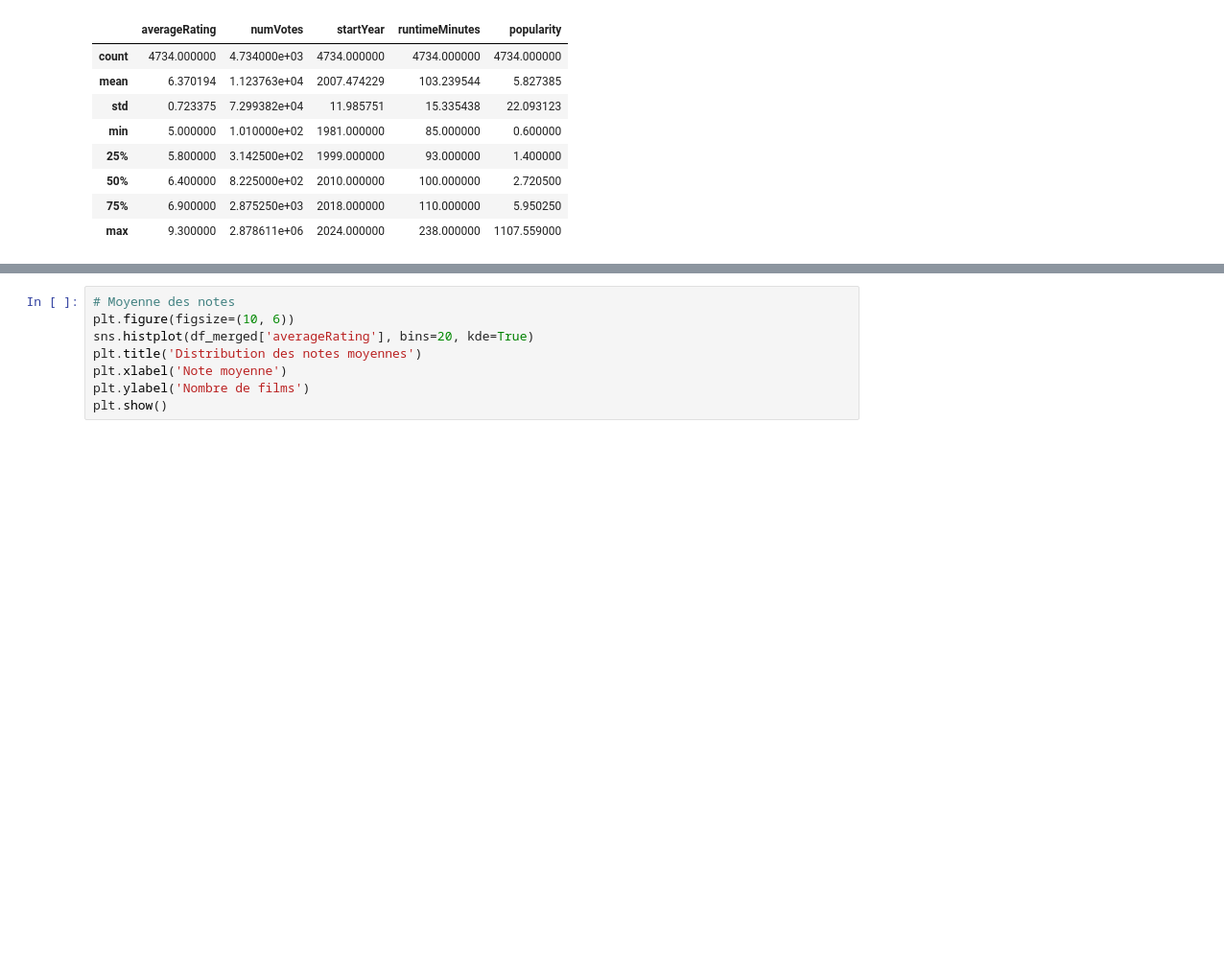
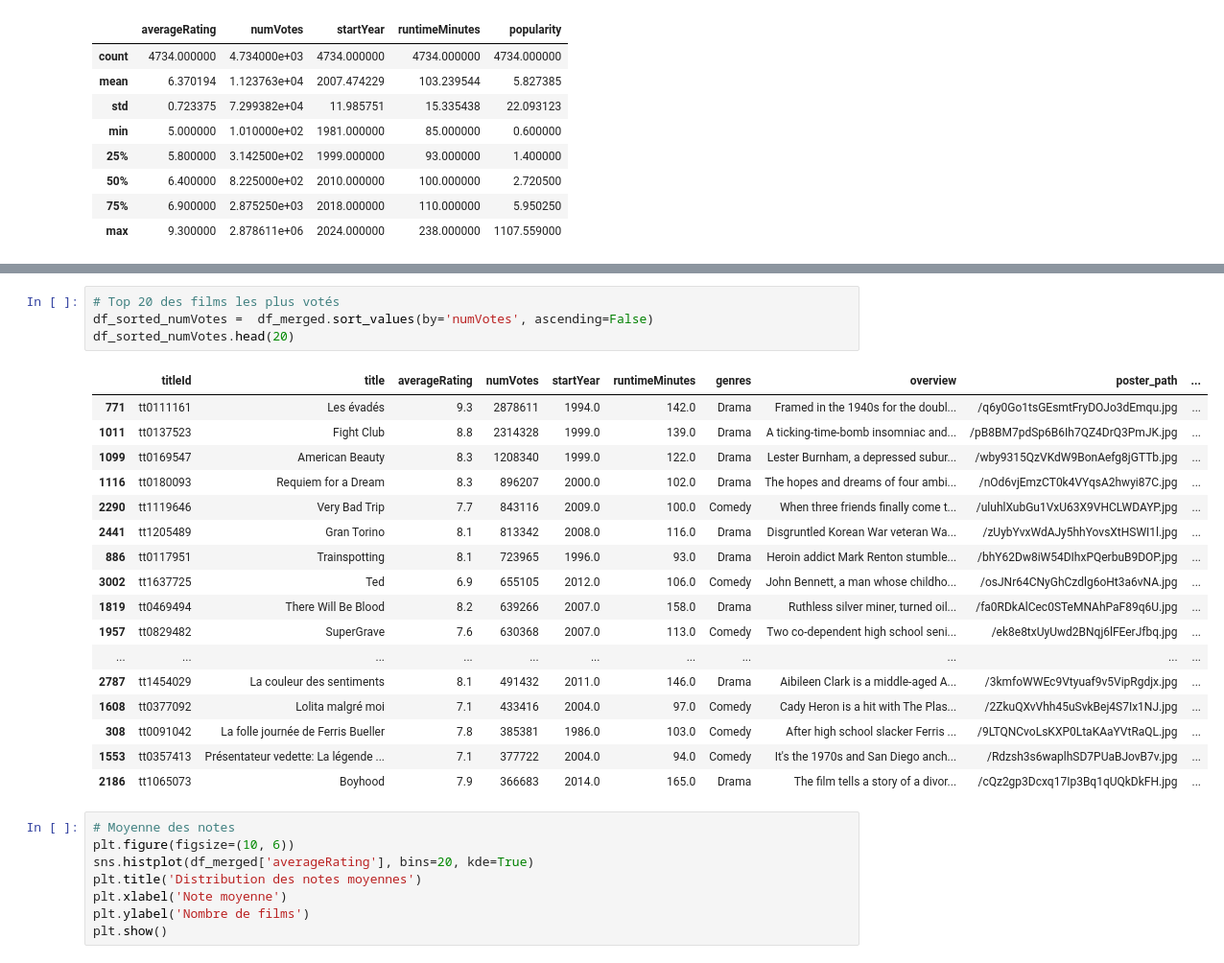
Before and after one commit to Patrick-NII/Projet-Data-IA, a Jupyter notebook: Merged_all_tables/merged_all_tables.ipynb, the cells around one changed output, grey strips where cells are left out. Shown at 96% size. Saved outputs shown, nothing was run; the diff lists cells and outputs as text; blank space fills up the shorter version.

```diff
--- a/Merged_all_tables/merged_all_tables.ipynb
+++ b/Merged_all_tables/merged_all_tables.ipynb
@@ -51,3 +130,25 @@ df_merged.describe()
+# %%
+# Top 20 des films les plus votés
+df_sorted_numVotes =  df_merged.sort_values(by='numVotes', ascending=False)
+df_sorted_numVotes.head(20)
+# %% [output]
+|  | titleId | title | averageRating | numVotes | startYear | runtimeMinutes | genres | overview | poster_path | ... |
+| 771 | tt0111161 | Les évadés | 9.3 | 2878611 | 1994.0 | 142.0 | Drama | Framed in the 1940s for the doubl... | /q6y0Go1tsGEsmtFryDOJo3dEmqu.jpg | ... |
+| 1011 | tt0137523 | Fight Club | 8.8 | 2314328 | 1999.0 | 139.0 | Drama | A ticking-time-bomb insomniac and... | /pB8BM7pdSp6B6Ih7QZ4DrQ3PmJK.jpg | ... |
+| 1099 | tt0169547 | American Beauty | 8.3 | 1208340 | 1999.0 | 122.0 | Drama | Lester Burnham, a depressed subur... | /wby9315QzVKdW9BonAefg8jGTTb.jpg | ... |
+| 1116 | tt0180093 | Requiem for a Dream | 8.3 | 896207 | 2000.0 | 102.0 | Drama | The hopes and dreams of four ambi... | /nOd6vjEmzCT0k4VYqsA2hwyi87C.jpg | ... |
+| 2290 | tt1119646 | Very Bad Trip | 7.7 | 843116 | 2009.0 | 100.0 | Comedy | When three friends finally come t... | /uluhlXubGu1VxU63X9VHCLWDAYP.jpg | ... |
+| 2441 | tt1205489 | Gran Torino | 8.1 | 813342 | 2008.0 | 116.0 | Drama | Disgruntled Korean War veteran Wa... | /zUybYvxWdAJy5hhYovsXtHSWI1l.jpg | ... |
+| 886 | tt0117951 | Trainspotting | 8.1 | 723965 | 1996.0 | 93.0 | Drama | Heroin addict Mark Renton stumble... | /bhY62Dw8iW54DIhxPQerbuB9DOP.jpg | ... |
+| 3002 | tt1637725 | Ted | 6.9 | 655105 | 2012.0 | 106.0 | Comedy | John Bennett, a man whose childho... | /osJNr64CNyGhCzdlg6oHt3a6vNA.jpg | ... |
+| 1819 | tt0469494 | There Will Be Blood | 8.2 | 639266 | 2007.0 | 158.0 | Drama | Ruthless silver miner, turned oil... | /fa0RDkAlCec0STeMNAhPaF89q6U.jpg | ... |
+| 1957 | tt0829482 | SuperGrave | 7.6 | 630368 | 2007.0 | 113.0 | Comedy | Two co-dependent high school seni... | /ek8e8txUyUwd2BNqj6lFEerJfbq.jpg | ... |
+| ... | ... | ... | ... | ... | ... | ... | ... | ... | ... | ... |
+| 2787 | tt1454029 | La couleur des sentiments | 8.1 | 491432 | 2011.0 | 146.0 | Drama | Aibileen Clark is a middle-aged A... | /3kmfoWWEc9Vtyuaf9v5VipRgdjx.jpg | ... |
+| 1608 | tt0377092 | Lolita malgré moi | 7.1 | 433416 | 2004.0 | 97.0 | Comedy | Cady Heron is a hit with The Plas... | /2ZkuQXvVhh45uSvkBej4S7Ix1NJ.jpg | ... |
+| 308 | tt0091042 | La folle journée de Ferris Bueller | 7.8 | 385381 | 1986.0 | 103.0 | Comedy | After high school slacker Ferris ... | /9LTQNCvoLsKXP0LtaKAaYVtRaQL.jpg | ... |
+| 1553 | tt0357413 | Présentateur vedette: La légende ... | 7.1 | 377722 | 2004.0 | 94.0 | Comedy | It's the 1970s and San Diego anch... | /Rdzsh3s6waplhSD7PUaBJovB7v.jpg | ... |
+| 2186 | tt1065073 | Boyhood | 7.9 | 366683 | 2014.0 | 165.0 | Drama | The film tells a story of a divor... | /cQz2gp3Dcxq17Ip3Bq1qUQkDkFH.jpg | ... |
 # %%
 # Moyenne des notes
 plt.figure(figsize=(10, 6))
```
Also changed, not shown: parts of 10 cells of this notebook.
